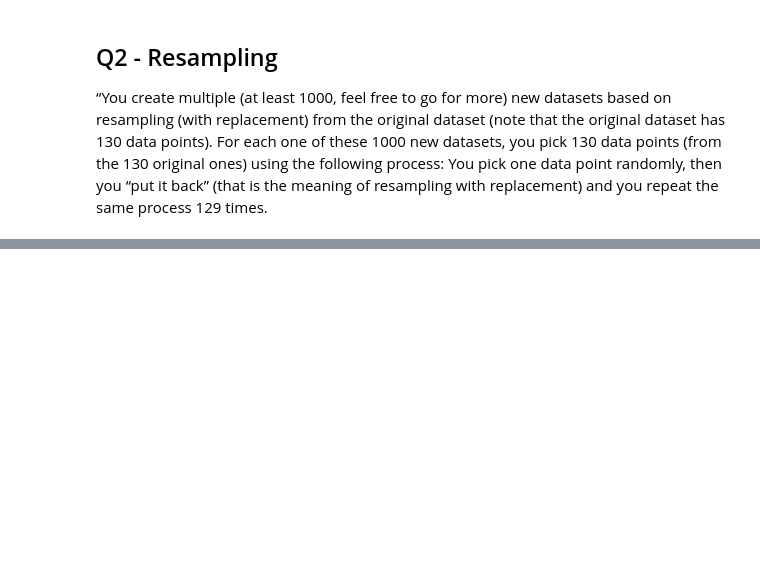
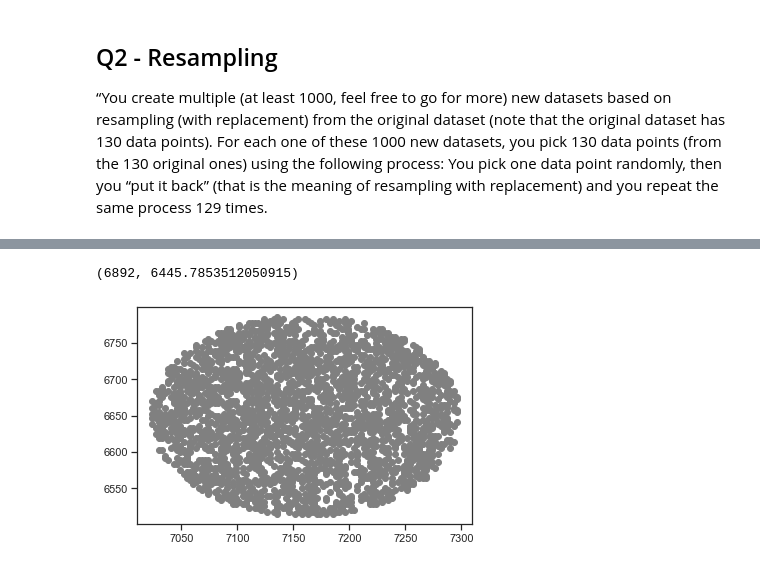
Before and after one commit to Noixas/The-Last-Judgement-Meteorite-Prediction, a Jupyter notebook: Code/TheLastJudgement.ipynb, the cells around one changed output, grey strips where cells are left out. Drawn from its saved outputs; the diff is of its cells as text; code cells hidden in the pictures; blank space fills up the shorter version.

```diff
--- a/Code/TheLastJudgement.ipynb
+++ b/Code/TheLastJudgement.ipynb
@@ -360,0 +373,3 @@ r2 mean 0.9966277660972959
+# %%
+df_buildings = pd.read_csv("../Data/mbuildings.csv")
+df_buildings.describe() #we can see there are missing residents
@@ -360,0 +388,25 @@ r2 mean 0.9966277660972959
+# %%
+# df_buildings
+# def plot_buildings(X_test, y_test, y_pred):
+#     # X_test
+#     plt.scatter(df_buildings.x, df_buildings.y,  color='gray')
+#     # plt.plot(X_test, y_pred, color='red', linewidth=2)
+#     plt.show()
+
+fig, ax = plt.subplots() # note we must use plt.subplots, not plt.subplot
+ax.scatter(df_buildings.x, df_buildings.y,  color='gray')
+# plt.circle([(6647.69176458,6649.26095709-6647.69176458)],(6215.32090271,6217.03291844-6215.32090271))
+circle1 = plt.Circle((6892,6445.7853512050915),30,color='r')
+print(circle1.get_center())
+    # plt.plot(X_test, y_pred, color='red', linewidth=2)
+
+# (or if you have an existing figure)
+ax.add_patch(circle1)
+fig.show()
+# [7341.32817503] [6878.25683735]
+# ax.add_artist(circle2)
+# ax.add_artist(circle3)
+# fig.savefig('plotcircles2.png')
+# %% [output]
+(6892, 6445.7853512050915)
+[figure, added]
```
Also changed, not shown: parts of 11 cells of this notebook.
